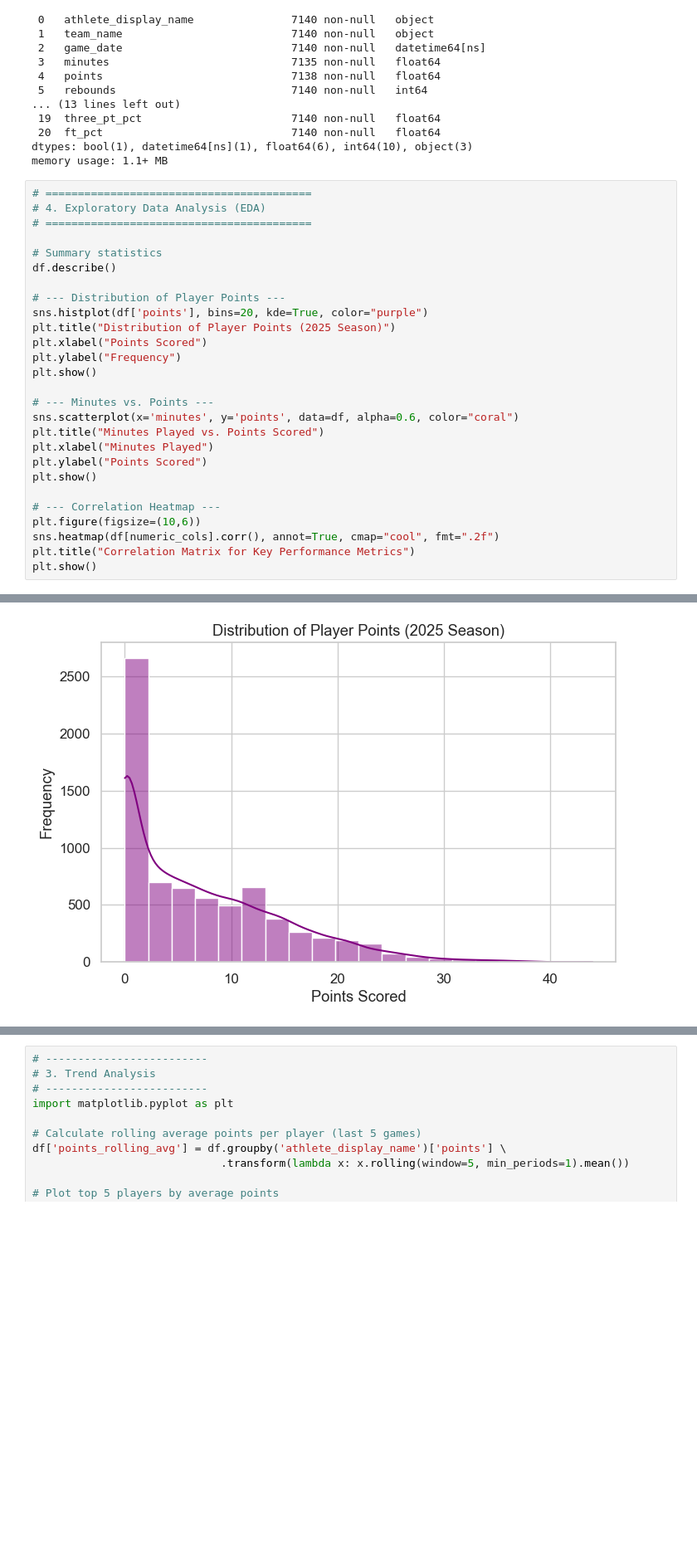
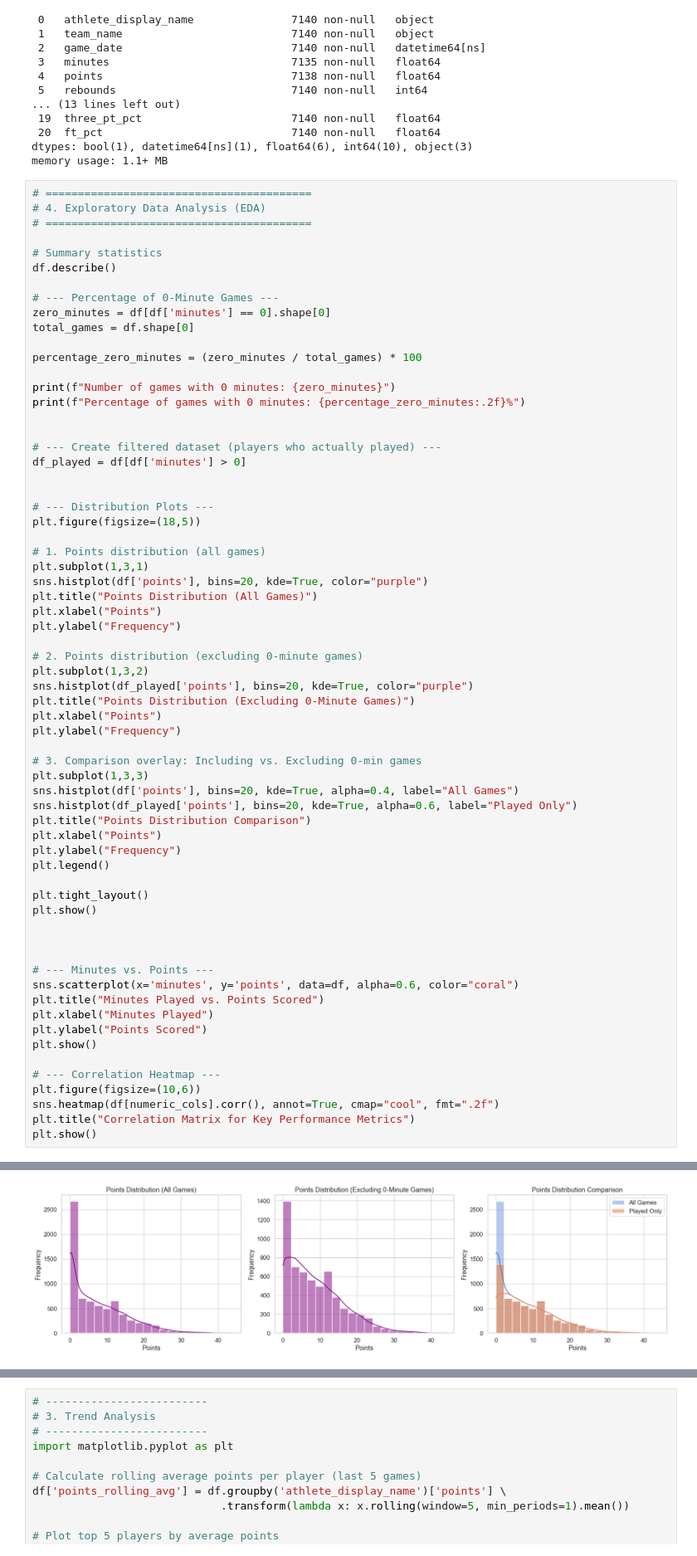
Before and after one commit to mindy0cruz/wnba-capstone, a Jupyter notebook: notebooks/wnba.ipynb, the cells around one changed output, grey strips where cells are left out. Shown at 83% size. Cells and saved outputs as stored; diff of their text form; blank space fills up the shorter version.

Commit message:
graphs

```diff
--- a/notebooks/wnba.ipynb
+++ b/notebooks/wnba.ipynb
@@ -130,12 +130,50 @@ memory usage: 1.1+ MB
 # Summary statistics
 df.describe()
 
-# --- Distribution of Player Points ---
+# --- Percentage of 0-Minute Games ---
+zero_minutes = df[df['minutes'] == 0].shape[0]
+total_games = df.shape[0]
+
+percentage_zero_minutes = (zero_minutes / total_games) * 100
+
+print(f"Number of games with 0 minutes: {zero_minutes}")
+print(f"Percentage of games with 0 minutes: {percentage_zero_minutes:.2f}%")
+
+
+# --- Create filtered dataset (players who actually played) ---
+df_played = df[df['minutes'] > 0]
+
+
+# --- Distribution Plots ---
+plt.figure(figsize=(18,5))
+
+# 1. Points distribution (all games)
+plt.subplot(1,3,1)
 sns.histplot(df['points'], bins=20, kde=True, color="purple")
-plt.title("Distribution of Player Points (2025 Season)")
-plt.xlabel("Points Scored")
+plt.title("Points Distribution (All Games)")
+plt.xlabel("Points")
 plt.ylabel("Frequency")
+
+# 2. Points distribution (excluding 0-minute games)
+plt.subplot(1,3,2)
+sns.histplot(df_played['points'], bins=20, kde=True, color="purple")
+plt.title("Points Distribution (Excluding 0-Minute Games)")
+plt.xlabel("Points")
+plt.ylabel("Frequency")
+
+# 3. Comparison overlay: Including vs. Excluding 0-min games
+plt.subplot(1,3,3)
+sns.histplot(df['points'], bins=20, kde=True, alpha=0.4, label="All Games")
+sns.histplot(df_played['points'], bins=20, kde=True, alpha=0.6, label="Played Only")
+plt.title("Points Distribution Comparison")
+plt.xlabel("Points")
+plt.ylabel("Frequency")
+plt.legend()
+
+plt.tight_layout()
 plt.show()
+
+
 
 # --- Minutes vs. Points ---
 sns.scatterplot(x='minutes', y='points', data=df, alpha=0.6, color="coral")
@@ -153,4 +193,4 @@ plt.show()
-[figure, old version]
+[figure, new version]
 [figure]
 [figure]
 # %%
```
Also changed, not shown: parts of 1 cell of this notebook.
